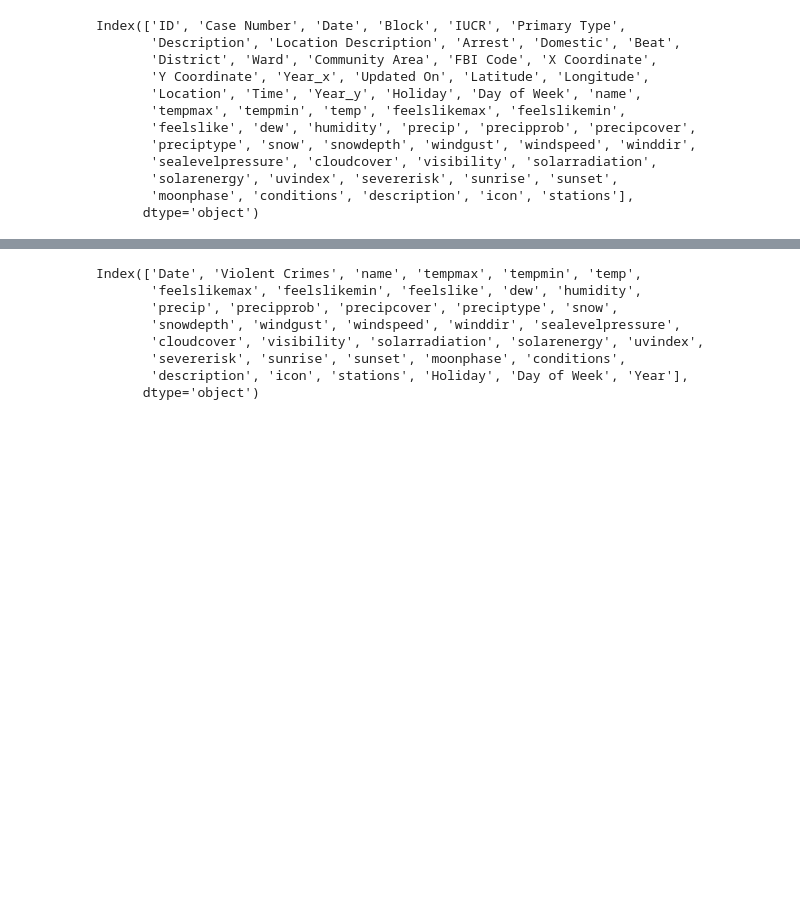
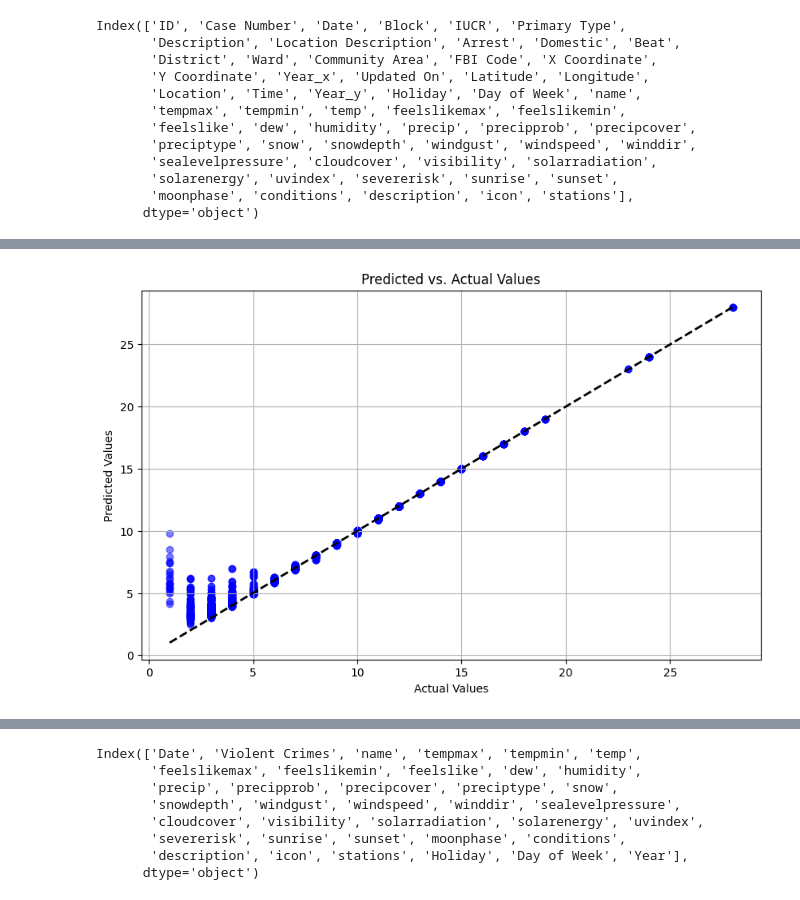
Before and after one commit to joshc2/CrimeCompetition, a Jupyter notebook: Clinton_study.ipynb, the cells around one changed output, grey strips where cells are left out. Drawn from its saved outputs; the diff is of its cells as text; code cells hidden in the pictures; blank space fills up the shorter version.

```diff
--- a/Clinton_study.ipynb
+++ b/Clinton_study.ipynb
@@ -266,0 +279,11 @@ ValueError: could not convert string to float: 'Chicago,United States'
+# %%
+plt.figure(figsize=(10, 6))
+plt.scatter(y_test, y_pred, color='blue', alpha=0.5)
+plt.plot([y_test.min(), y_test.max()], [y_test.min(), y_test.max()], 'k--', lw=2)
+plt.title('Predicted vs. Actual Values')
+plt.xlabel('Actual Values')
+plt.ylabel('Predicted Values')
+plt.grid(True)
+plt.show()
+# %% [output]
+[figure, added]
```
Also changed, not shown: parts of 4 cells of this notebook, 1 other file.
